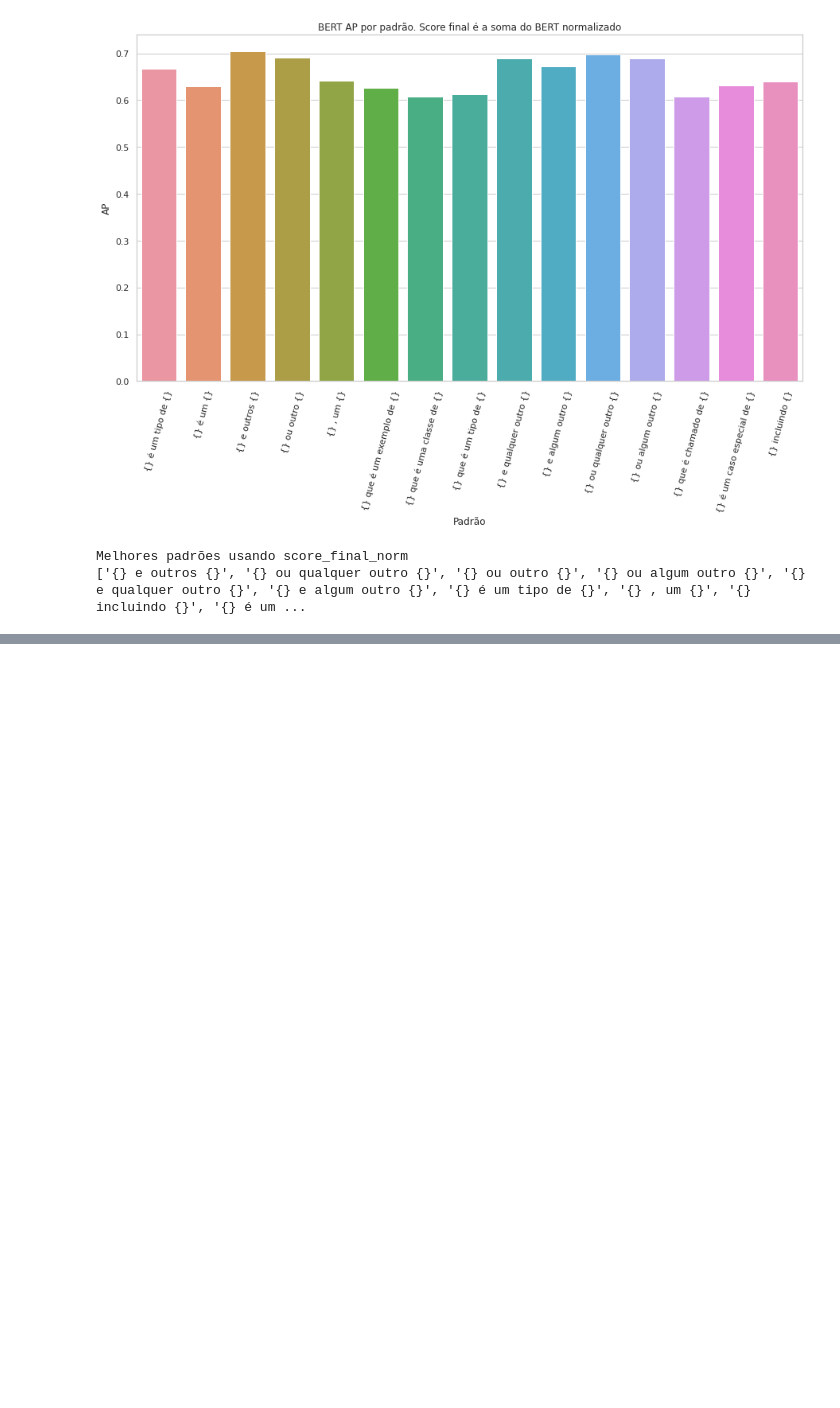
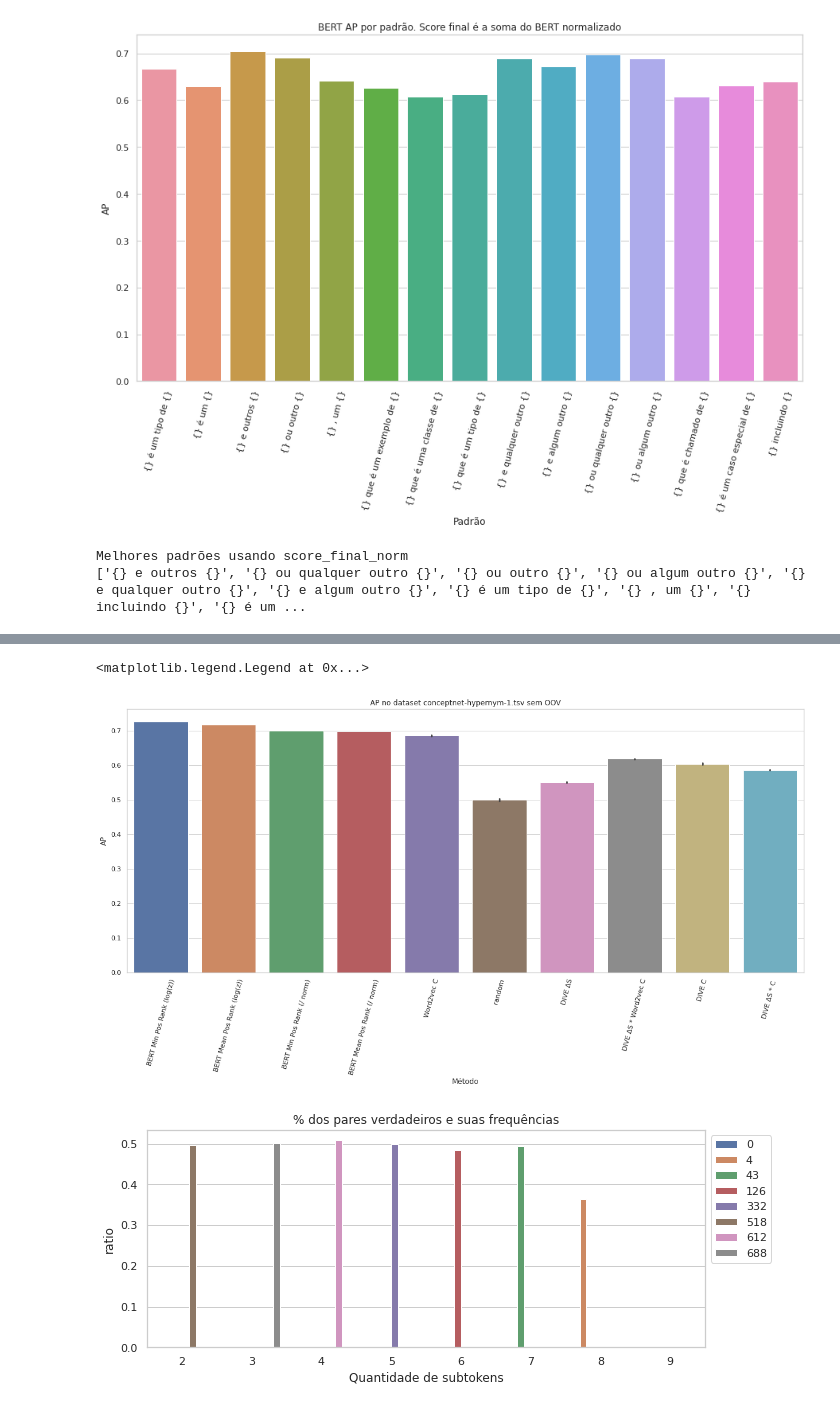
Before and after one commit to eraldoluis/hyper_bert, a Jupyter notebook: nb/compare_dive_wordvec_bert.ipynb, the cells around one changed output, grey strips where cells are left out. Saved outputs shown, nothing was run; the diff lists cells and outputs as text; code cells hidden in the pictures; blank space fills up the shorter version.

```diff
--- a/nb/compare_dive_wordvec_bert.ipynb
+++ b/nb/compare_dive_wordvec_bert.ipynb
@@ -332,0 +334,52 @@ df_all['dataset'] = df_all['dataset'].map(rename_dataset)
+# %%
+# usar df_with_oov
+dfs = []
+for score_name in ["score_final_log(z)", "score_final_norm"]:
+    if score_name == "score_final_log(z)":
+        min_ap, mean_ap = compute_AP_by_rank(df_with_oov, key_sort=score_name, best_patterns=best_pattern_logz[:best_pattern_num])
+    elif score_name == "score_final_norm":
+        min_ap, mean_ap = compute_AP_by_rank(df_with_oov, key_sort=score_name, best_patterns=best_pattern_norm[:best_pattern_num])
+    n_pair = df_with_oov.groupby('pattern').count().iloc[0]['hiponimo']
+    hyper_num = df_with_oov[df_with_oov['pattern'] == pattern_unique[0]]['fonte'].value_counts()
+    hyper_num = hyper_num['hyper']
+    df = pd.DataFrame({'dataset': [dataset_name], 'N': [n_pair], 'hyper_num': [hyper_num], 'method': f"min {score_name}", 'AP': [min_ap]})
+    dfs.append(df)
+    df = pd.DataFrame({'dataset': [dataset_name], 'N': [n_pair], 'hyper_num': [hyper_num], 'method': f"mean {score_name}", 'AP': [mean_ap]})
+    dfs.append(df)
+
+df = pd.concat(dfs)
+
+# df dive-word2vec com oov
+df_dive_word2vec_all = pd.read_csv(path_d_w[1], delimiter="\t")
+df_dive_word2vec_all = df_dive_word2vec_all[df_dive_word2vec_all['epoch_num'] == 14]
+df_all = pd.concat([df, df_dive_word2vec_all])
+
+df_all['method_format'] = df_all['method'].map(method_names)
+datasetnames_unique = df_all['dataset'].unique().tolist()
+rename_dataset = {}
+for k in datasetnames_unique:
+    rename_dataset[k] = os.path.basename(k)
+
+df_all['dataset'] = df_all['dataset'].map(rename_dataset)
+
+df_ratio = balanceamento(df_with_oov, len_size=len_total_unique)
+
+# df dive-word2vec 240 com OOV
+df_plot = df_all[df_all['dataset'] == dataset_name]
+
+plt.figure(figsize=(20,8))
+ax = sns.barplot(x="method_format", y="AP", data=df_plot)
+ax.set(xlabel="Método")
+ax.set_title(f"AP no dataset {dataset_name} sem OOV")
+plt.xticks(rotation=75)
+
+plt.figure(figsize=(10,4))
+ax = sns.barplot(x="len_total", y="ratio", hue="true", data=df_ratio)
+ax.set(xlabel="Quantidade de subtokens")
+ax.set_title(f"% dos pares verdadeiros e suas frequências")
+
+ax.legend(bbox_to_anchor=(1, 1))
+# %% [output]
+<matplotlib.legend.Legend at 0x...>
+[figure, added]
+[figure, added]
```
Also changed, not shown: parts of 12 cells of this notebook.
